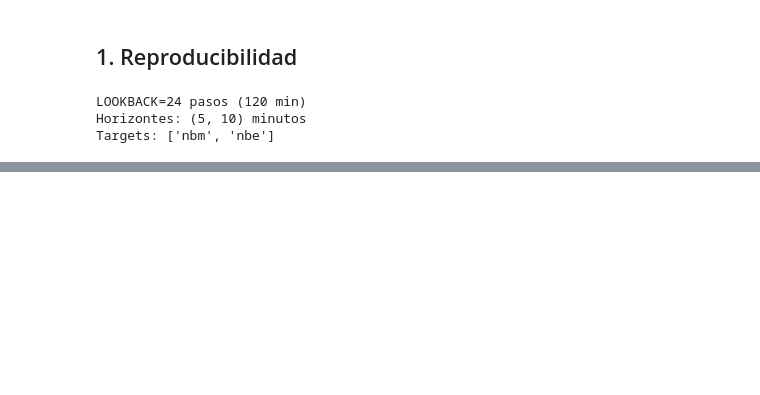
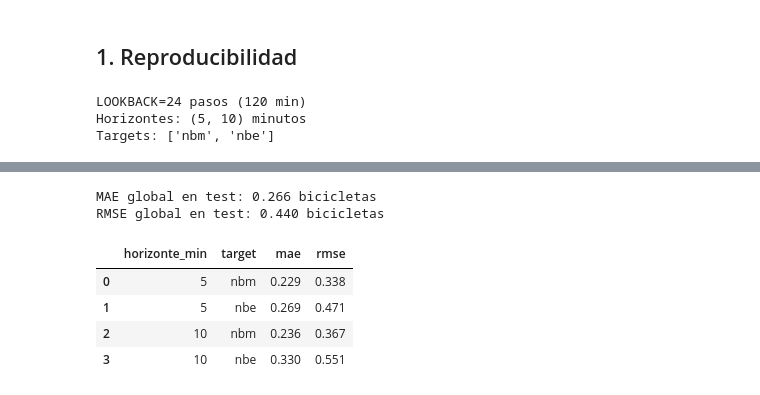
Before and after one commit to evolve-space/Proyecto-Master-IA-Evolve-JuanPabloDelzo, a Jupyter notebook: backend/back_testing/evaluacion_modelo_bicing.ipynb, the cells around one changed output, grey strips where cells are left out. Saved outputs shown, nothing was run; the diff lists cells and outputs as text; code cells hidden in the pictures; blank space fills up the shorter version.

```diff
--- a/backend/back_testing/evaluacion_modelo_bicing.ipynb
+++ b/backend/back_testing/evaluacion_modelo_bicing.ipynb
@@ -268,0 +231,36 @@ display(resultados)
+# %%
+n_horizons = len(HORIZONTES_MIN)
+n_targets = len(TARGET_COLS)
+
+pred_test_scaled = model.predict(X_test, batch_size=256, verbose=0)
+y_test_matrix = y_test.reshape(-1, n_horizons, n_targets)
+pred_test_matrix = pred_test_scaled.reshape(-1, n_horizons, n_targets)
+
+y_true = scaler_y.inverse_transform(y_test_matrix.reshape(-1, n_targets)).reshape(-1, n_horizons, n_targets)
+y_pred = scaler_y.inverse_transform(pred_test_matrix.reshape(-1, n_targets)).reshape(-1, n_horizons, n_targets)
+y_pred = np.maximum(y_pred, 0)
+
+mae_global = mean_absolute_error(y_true.ravel(), y_pred.ravel())
+rmse_global = np.sqrt(mean_squared_error(y_true.ravel(), y_pred.ravel()))
+
+metricas = []
+for h_idx, horizonte in enumerate(HORIZONTES_MIN):
+    for target_idx, target in enumerate(TARGET_COLS):
+        metricas.append({
+            "horizonte_min": horizonte,
+            "target": target,
+            "mae": mean_absolute_error(y_true[:, h_idx, target_idx], y_pred[:, h_idx, target_idx]),
+            "rmse": np.sqrt(mean_squared_error(y_true[:, h_idx, target_idx], y_pred[:, h_idx, target_idx])),
+        })
+
+print(f"MAE global en test: {mae_global:.3f} bicicletas")
+print(f"RMSE global en test: {rmse_global:.3f} bicicletas")
+display(pd.DataFrame(metricas).round(3))
+# %% [output]
+MAE global en test: 0.266 bicicletas
+RMSE global en test: 0.440 bicicletas
+|  | horizonte_min | target | mae | rmse |
+| 0 | 5 | nbm | 0.229 | 0.338 |
+| 1 | 5 | nbe | 0.269 | 0.471 |
+| 2 | 10 | nbm | 0.236 | 0.367 |
+| 3 | 10 | nbe | 0.330 | 0.551 |
```
Also changed, not shown: parts of 28 cells of this notebook, 1 other file.
